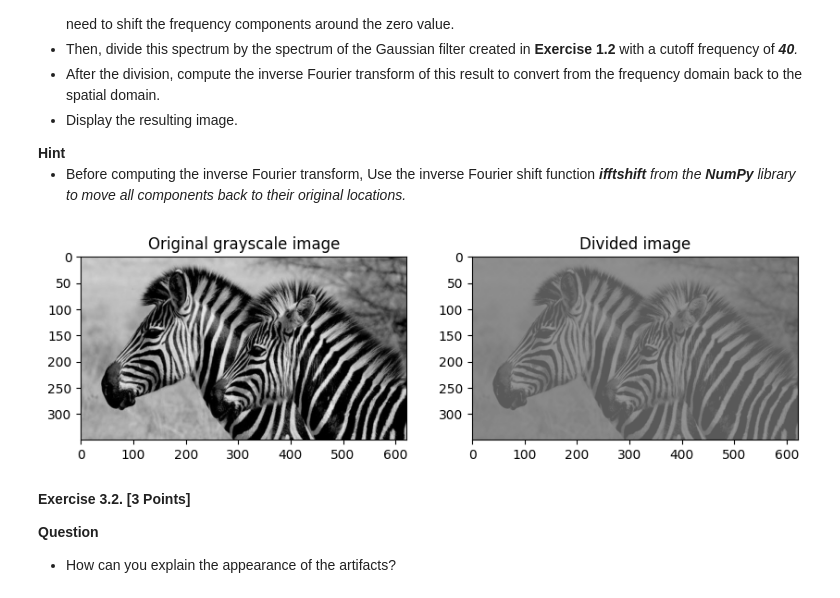
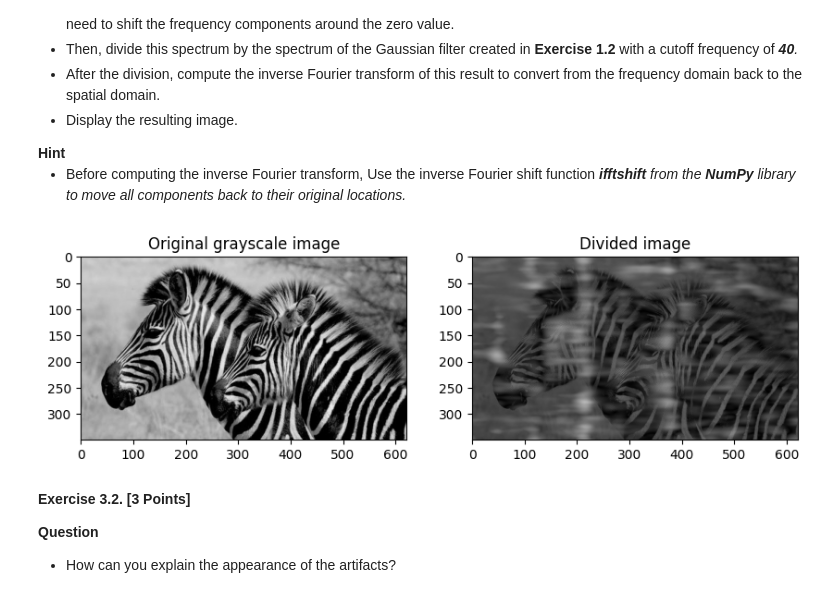
Before and after one commit to th3lias/Computer-Vision, a Jupyter notebook: 01/Assignment-1-Image-Processing-Basics.ipynb, the cells around one changed output. Drawn from its saved outputs; the diff is of its cells as text; code cells hidden in the pictures.

Commit message:
real values

```diff
--- a/01/Assignment-1-Image-Processing-Basics.ipynb
+++ b/01/Assignment-1-Image-Processing-Basics.ipynb
@@ -211,7 +211,7 @@ plt.show()
 <li>Use the function <i><b>ifft2</b><i> to compute the spatial components from the spectrum.</li>
 </ul>
 # %%
-inverse_filtered_img_1 = np.fft.ifft2(np.fft.ifftshift(fft_filtered_1)).real
+inverse_filtered_img_1 = np.abs(np.fft.ifft2(np.fft.ifftshift(fft_filtered_1)))
 plt.figure(figsize=(10, 10))
 plt.subplot(1, 2, 1)
 plt.imshow(img_Gray_Orig, cmap='gray')
@@ -434,18 +434,18 @@ In exercise 2.1 we are applying a high-pass filter to the image, which extracts
 # %%
 ffted = np.fft.fft2(inverse_filtered_img_1)
 ffted_shifted = np.fft.fftshift(ffted)
 divided_spectrum = ffted_shifted / H_1
-divided_img = np.fft.ifft2(np.fft.ifftshift(divided_spectrum)).real
+divided_img = np.abs(np.fft.ifft2(np.fft.ifftshift(divided_spectrum)))
 plt.figure(figsize=(10, 10))
 plt.subplot(1, 2, 1)
 plt.imshow(img_Gray_Orig, cmap='gray')
 plt.title('Original grayscale image')
 plt.subplot(1, 2, 2)
 plt.imshow(divided_img, cmap='gray')
 plt.title('Divided image')
 plt.show()
 # %% [output]
-[figure, old version]
+[figure, new version]
 # %% [markdown]
 <b>Exercise 3.2. [3 Points]</b>
 
```
Also changed, not shown: parts of 1 cell of this notebook.
